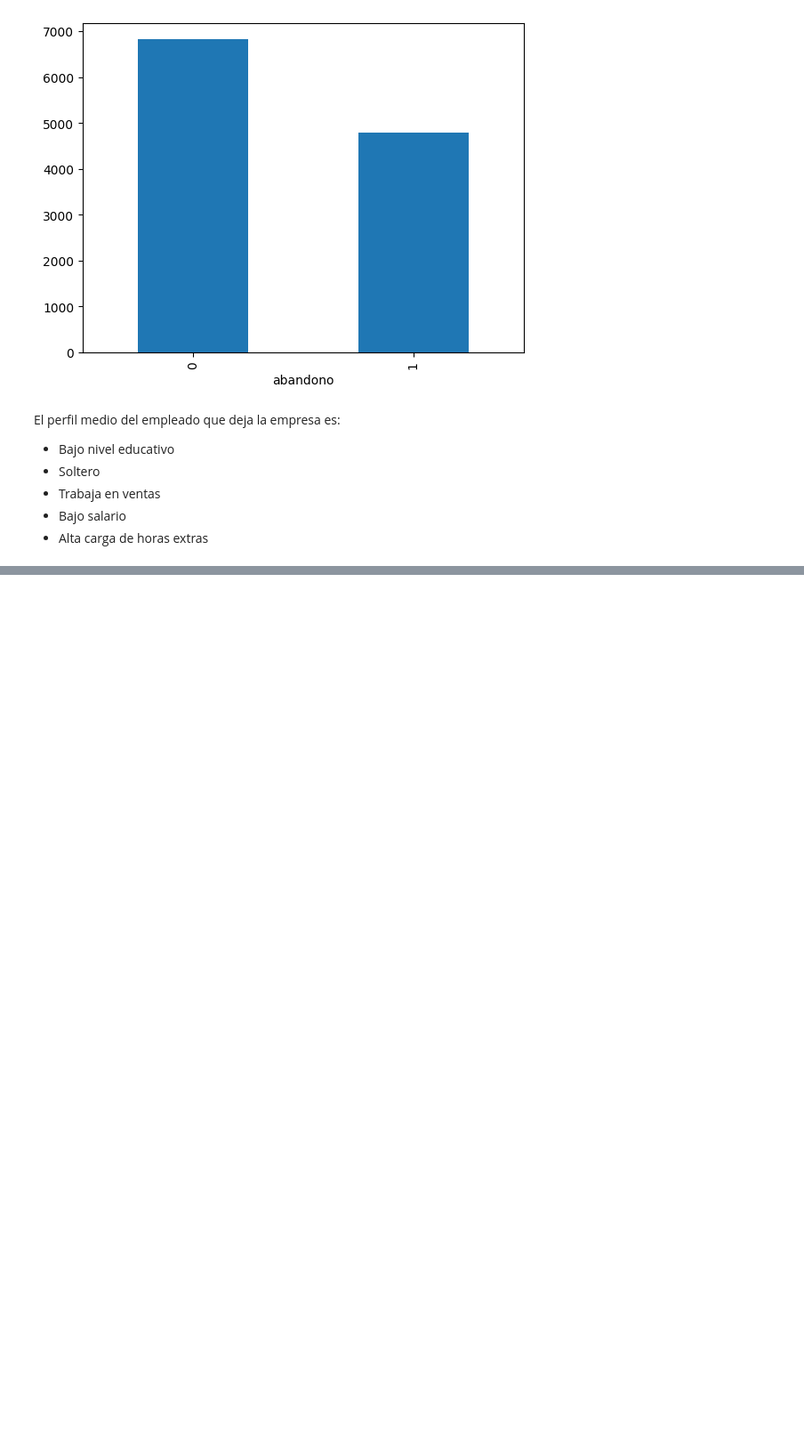
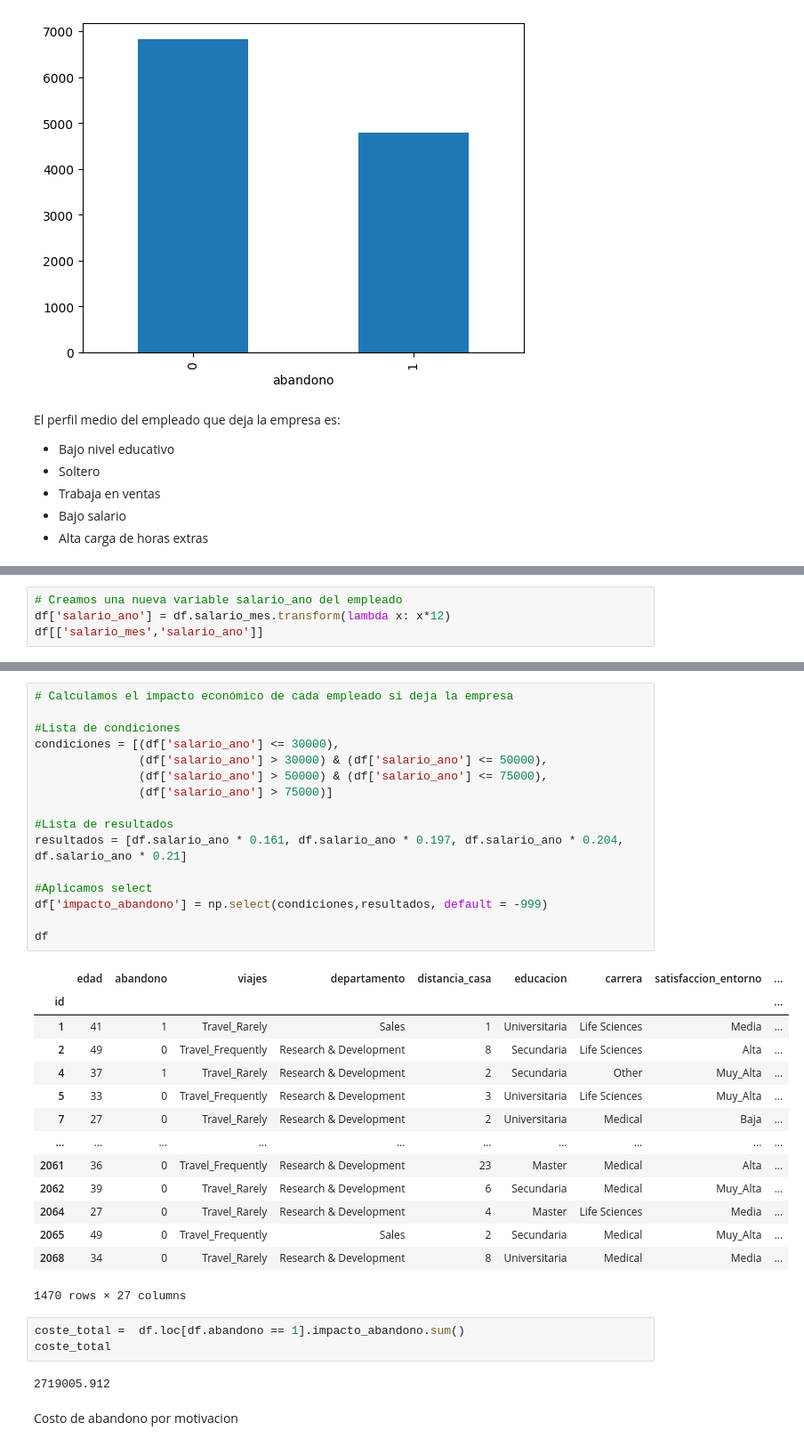
Before and after one commit to MauricioSalazarP/AbandonoEmpleados, a Jupyter notebook: Abandono_empleados/BI_Analisis.ipynb, the cells around one changed output, grey strips where cells are left out. Shown at 89% size. Drawn from its saved outputs; the diff is of its cells as text; blank space fills up the shorter version.

Commit message:
impacto de abandono

```diff
--- a/Abandono_empleados/BI_Analisis.ipynb
+++ b/Abandono_empleados/BI_Analisis.ipynb
@@ -268,0 +277,4 @@ El perfil medio del empleado que deja la empresa es:
+# %%
+# Creamos una nueva variable salario_ano del empleado
+df['salario_ano'] = df.salario_mes.transform(lambda x: x*12)
+df[['salario_mes','salario_ano']]
@@ -268,0 +296,38 @@ El perfil medio del empleado que deja la empresa es:
+# %%
+# Calculamos el impacto económico de cada empleado si deja la empresa
+
+#Lista de condiciones
+condiciones = [(df['salario_ano'] <= 30000),
+               (df['salario_ano'] > 30000) & (df['salario_ano'] <= 50000),
+               (df['salario_ano'] > 50000) & (df['salario_ano'] <= 75000),
+               (df['salario_ano'] > 75000)]
+
+#Lista de resultados
+resultados = [df.salario_ano * 0.161, df.salario_ano * 0.197, df.salario_ano * 0.204, df.salario_ano * 0.21]
+
+#Aplicamos select
+df['impacto_abandono'] = np.select(condiciones,resultados, default = -999)
+
+df
+# %% [output]
+|  | edad | abandono | viajes | departamento | distancia_casa | educacion | carrera | satisfaccion_entorno | ... |
+| id |  |  |  |  |  |  |  |  | ... |
+| 1 | 41 | 1 | Travel_Rarely | Sales | 1 | Universitaria | Life Sciences | Media | ... |
+| 2 | 49 | 0 | Travel_Frequently | Research & Development | 8 | Secundaria | Life Sciences | Alta | ... |
+| 4 | 37 | 1 | Travel_Rarely | Research & Development | 2 | Secundaria | Other | Muy_Alta | ... |
+| 5 | 33 | 0 | Travel_Frequently | Research & Development | 3 | Universitaria | Life Sciences | Muy_Alta | ... |
+| 7 | 27 | 0 | Travel_Rarely | Research & Development | 2 | Universitaria | Medical | Baja | ... |
+| ... | ... | ... | ... | ... | ... | ... | ... | ... | ... |
+| 2061 | 36 | 0 | Travel_Frequently | Research & Development | 23 | Master | Medical | Alta | ... |
+| 2062 | 39 | 0 | Travel_Rarely | Research & Development | 6 | Secundaria | Medical | Muy_Alta | ... |
+| 2064 | 27 | 0 | Travel_Rarely | Research & Development | 4 | Master | Life Sciences | Media | ... |
+| 2065 | 49 | 0 | Travel_Frequently | Sales | 2 | Secundaria | Medical | Muy_Alta | ... |
+| 2068 | 34 | 0 | Travel_Rarely | Research & Development | 8 | Universitaria | Medical | Media | ... |
+1470 rows × 27 columns
+# %%
+coste_total =  df.loc[df.abandono == 1].impacto_abandono.sum()
+coste_total
+# %% [output]
+2719005.912
+# %% [markdown]
+Costo de abandono por motivacion
```
Also changed, not shown: parts of 7 cells of this notebook.
